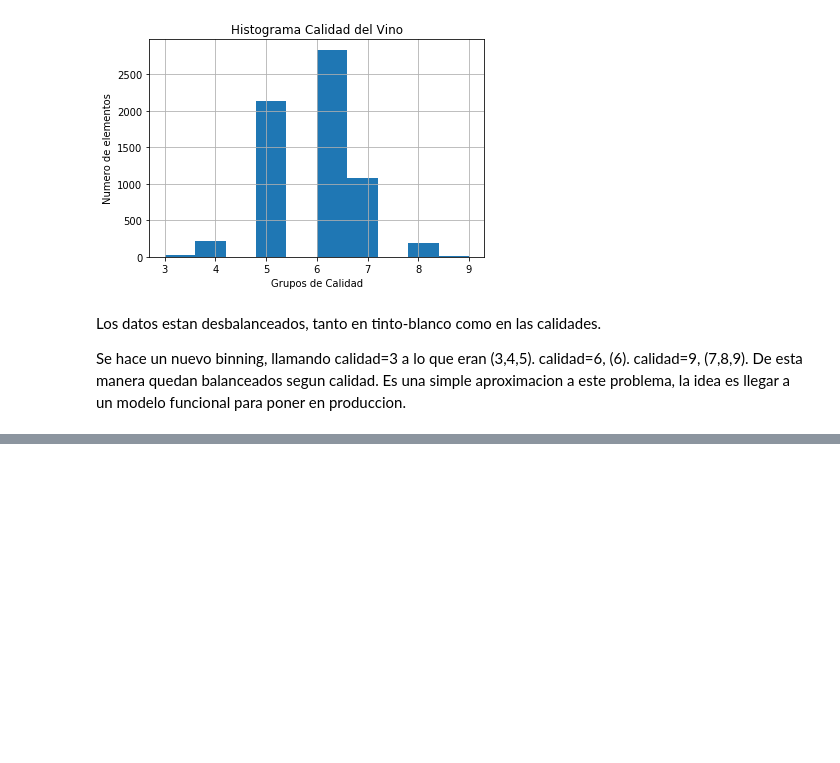
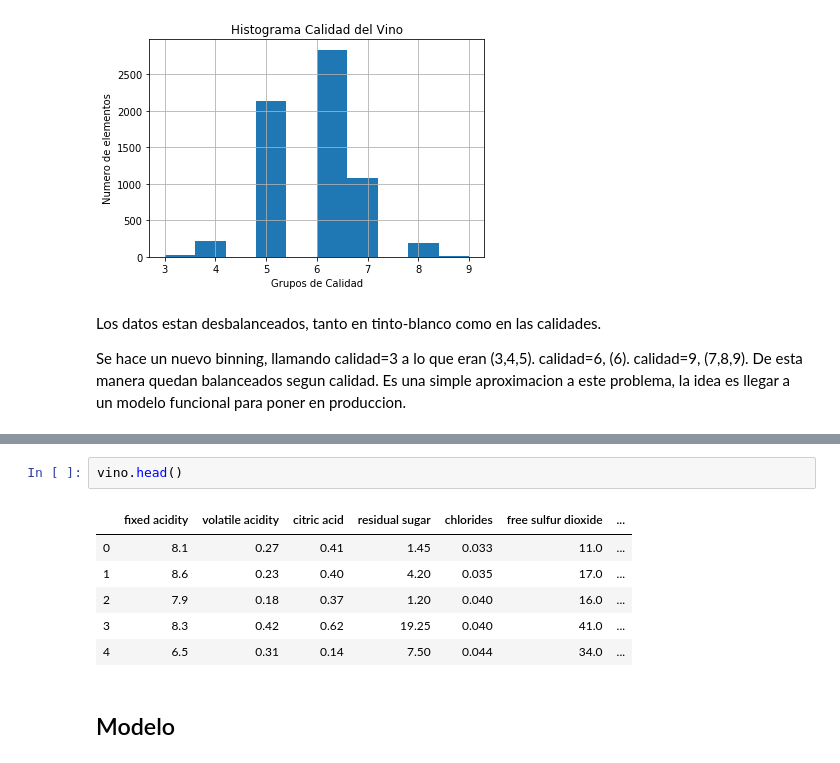
Before and after one commit to YonatanRA/web_apps_python, a Jupyter notebook: Vino app/v1/Vino - Clasificacion.ipynb, the cells around one changed output, grey strips where cells are left out. Drawn from its saved outputs; the diff is of its cells as text; blank space fills up the shorter version.

```diff
--- a/Vino app/v1/Vino - Clasificacion.ipynb
+++ b/Vino app/v1/Vino - Clasificacion.ipynb
@@ -157,0 +167,11 @@ Name: quality, dtype: int64
+# %%
+vino.head()
+# %% [output]
+|  | fixed acidity | volatile acidity | citric acid | residual sugar | chlorides | free sulfur dioxide | ... |
+| 0 | 8.1 | 0.27 | 0.41 | 1.45 | 0.033 | 11.0 | ... |
+| 1 | 8.6 | 0.23 | 0.40 | 4.20 | 0.035 | 17.0 | ... |
+| 2 | 7.9 | 0.18 | 0.37 | 1.20 | 0.040 | 16.0 | ... |
+| 3 | 8.3 | 0.42 | 0.62 | 19.25 | 0.040 | 41.0 | ... |
+| 4 | 6.5 | 0.31 | 0.14 | 7.50 | 0.044 | 34.0 | ... |
+# %% [markdown]
+## Modelo
```
Also changed, not shown: parts of 9 cells of this notebook, 1 other file.
